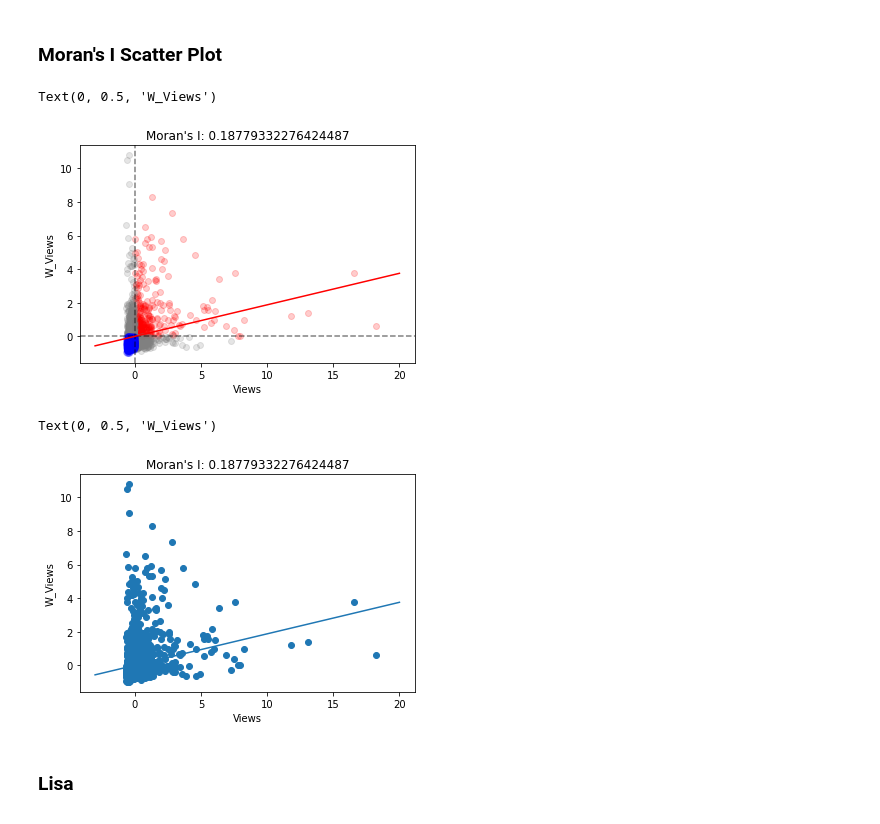
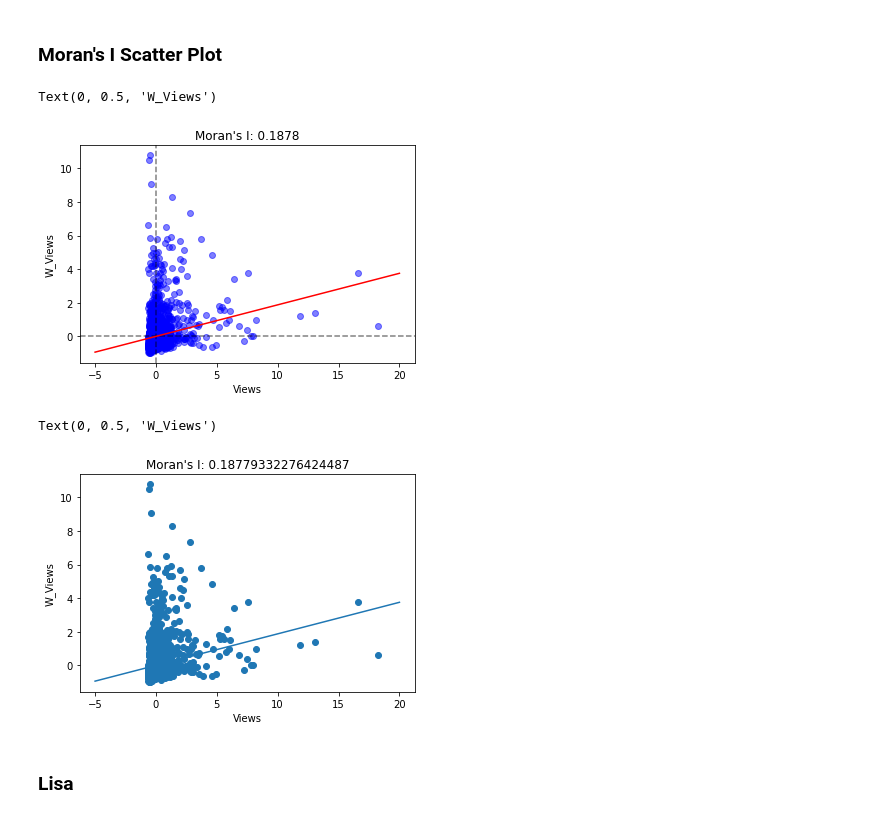
Before and after one commit to yatshunlee/ted-analysis, a Jupyter notebook: generate_network_analysis.ipynb, the cells around one changed output. Cells and saved outputs as stored; diff of their text form; code cells hidden in the pictures.

```diff
--- a/generate_network_analysis.ipynb
+++ b/generate_network_analysis.ipynb
@@ -284,44 +265,44 @@ normalized_views = np.array(normalized_views)
 normalized_avg_list = np.array(normalized_avg_list)
 
 # HH
 hh_idx = np.intersect1d(np.where((np.array(normalized_views)>0)),np.where((np.array(normalized_avg_list)>0)))
 # low values surrounded by high values (outliers)
 lh_idx = np.intersect1d(np.where((np.array(normalized_views)<=0)),np.where((np.array(normalized_avg_list)>0)))
 # high values surrounded by low values (outliers)
 hl_idx = np.intersect1d(np.where((np.array(normalized_views)>0)),np.where((np.array(normalized_avg_list)<=0)))
 # LL
 ll_idx = np.intersect1d(np.where((np.array(normalized_views)<=0)),np.where((np.array(normalized_avg_list)<=0)))
 
 # plot different regions: High-High, High-Low, Low-High, Low-Low
 plt.scatter(normalized_views[hh_idx],normalized_avg_list[hh_idx],
-            color='red',alpha=0.2)
+            color='blue',alpha=0.5)
 plt.scatter(normalized_views[lh_idx],normalized_avg_list[lh_idx],
-            color='gray',alpha=0.2)
+            color='blue',alpha=0.5)
 plt.scatter(normalized_views[hl_idx],normalized_avg_list[hl_idx],
-            color='gray',alpha=0.2)
+            color='blue',alpha=0.5)
 plt.scatter(normalized_views[ll_idx],normalized_avg_list[ll_idx],
-            color='blue',alpha=0.2)
+            color='blue',alpha=0.5)
 
 # separate the graph into 4 quartiles
 plt.axvline(x=0,linestyle='--',color='k',alpha=0.5)
 plt.axhline(y=0,linestyle='--',color='k',alpha=0.5)
 
 # plot moran's I
-x = np.linspace(-3,20,100)
+x = np.linspace(-5,20,100)
 y = moransI*x
 plt.plot(x,y,color='red')
 
 # layout
-plt.title(f'Moran\'s I: {moransI}')
+plt.title(f'Moran\'s I: {moransI:.4f}')
 plt.xlabel('Views')
 plt.ylabel('W_Views')
 # %% [output]
 Text(0, 0.5, 'W_Views')
-[figure, old version]
+[figure, new version]
 # %%
 plt.scatter(normalized_views,normalized_avg_list)
 
-x = np.linspace(-3,20,100)
+x = np.linspace(-5,20,100)
 y = moransI*x
 plt.plot(x,y)
 
@@ -330,7 +311,7 @@ plt.xlabel('Views')
 plt.ylabel('W_Views')
 # %% [output]
 Text(0, 0.5, 'W_Views')
-[figure, old version]
+[figure, new version]
 # %% [markdown]
 ### Lisa
 ![image.png](attachment:image.png)
```
Also changed, not shown: parts of 13 cells of this notebook, 1 other file.
